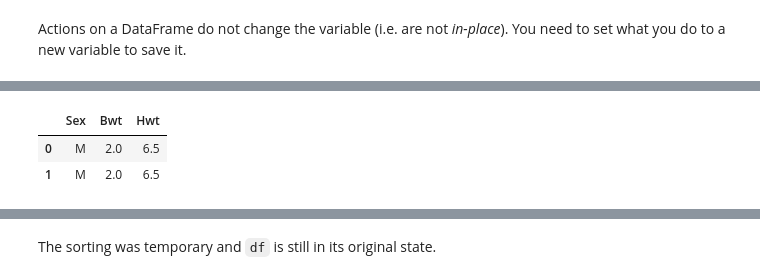
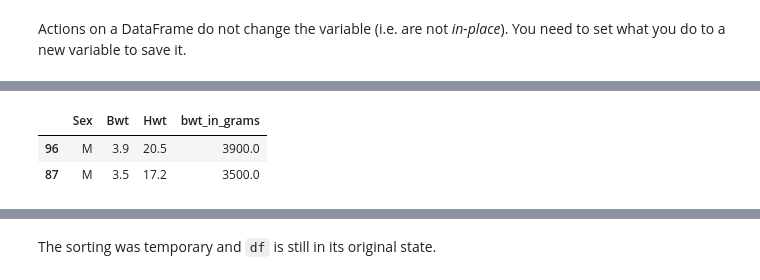
Before and after one commit to organisciak/Scripting-Course, a Jupyter notebook: slides/05-split-apply-combine.ipynb, the cells around one changed output, grey strips where cells are left out. Saved outputs shown, nothing was run; the diff lists cells and outputs as text; code cells hidden in the pictures.

```diff
--- a/slides/05-split-apply-combine.ipynb
+++ b/slides/05-split-apply-combine.ipynb
@@ -90,9 +91,9 @@ df.head(2)
 # %%
-df.sort_values('Bwt').head(2)
+df.sort_values('Hwt', ascending=False).head(2)
 # %% [output]
-|  | Sex | Bwt | Hwt |
-| 0 | M | 2.0 | 6.5 |
-| 1 | M | 2.0 | 6.5 |
+|  | Sex | Bwt | Hwt | bwt_in_grams |
+| 96 | M | 3.9 | 20.5 | 3900.0 |
+| 87 | M | 3.5 | 17.2 | 3500.0 |
 # %%
 df.head(2)
 # %% [output]
```
Also changed, not shown: parts of 10 cells of this notebook, 2 other files.
